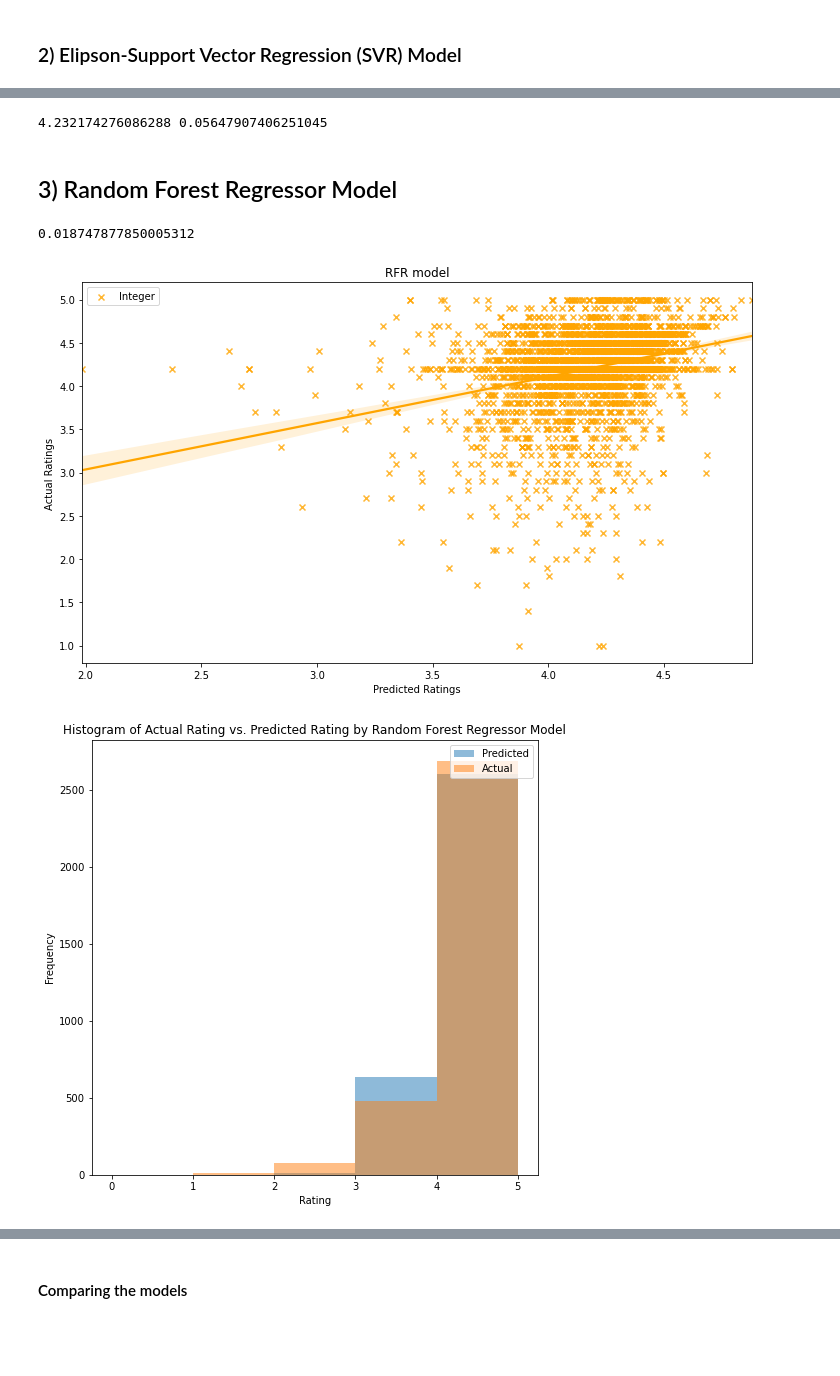
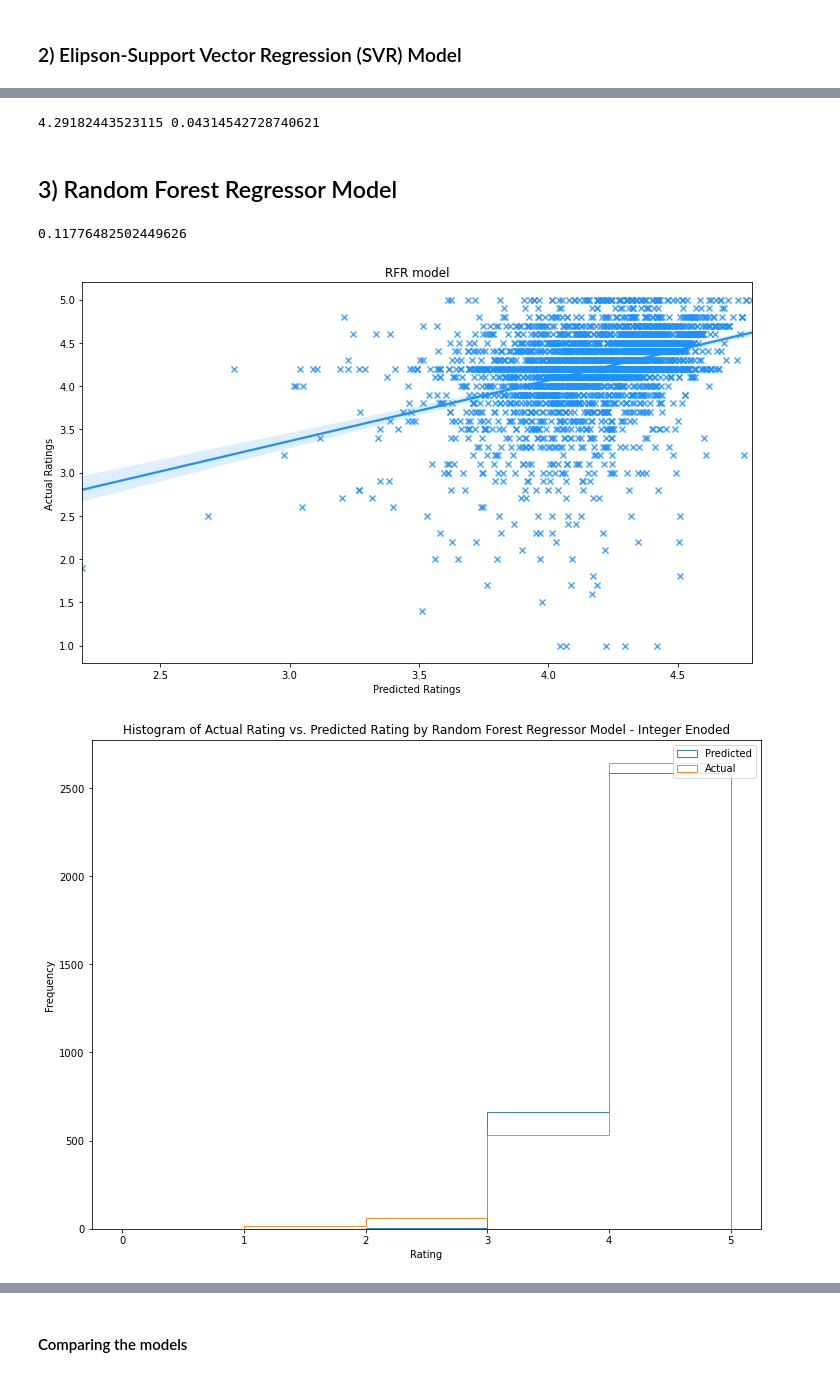
Before and after one commit to chloesjung/Google-Play-Store-Apps, a Jupyter notebook: GooglePlayStoreAppProject_JUNG.ipynb, the cells around one changed output, grey strips where cells are left out. Saved outputs shown, nothing was run; the diff lists cells and outputs as text; code cells hidden in the pictures; blank space fills up the shorter version.

```diff
--- a/GooglePlayStoreAppProject_JUNG.ipynb
+++ b/GooglePlayStoreAppProject_JUNG.ipynb
@@ -1622,7 +1657,7 @@ memory usage: 1.5+ MB
 ##### a) Feature selection
 # %%
 # Features selection
-features = ['Category_int', 'Size_med', 'Installs', 'Type_int', 'Price','ContentRating_int', 'Genres_int', 'Month']
+features = ['Category_int', 'Reviews','Size_med', 'Installs', 'Type_int', 'Price','ContentRating_int', 'Genres_int', 'Month']
 X = df[features]
 # %%
 # Label selection
@@ -1759,7 +1838,7 @@ plt.show()
 # %%
 print(results2.mean(), results2.std())
 # %% [output]
-4.232174276086288 0.05647907406251045
+4.29182443523115 0.04314542728740621
 # %% [markdown]
 ## 3) Random Forest Regressor Model
 # %%
@@ -1772,24 +1851,23 @@ resultsdf = resultsdf.append(Evaluationmatrix_dict(y_test,results3, name = 'RFR
 # %%
 print(model3.score(X_test,y_test))
 # %% [output]
-0.018747877850005312
+0.11776482502449626
 # %%
 plt.figure(figsize=(12,7))
-sns.regplot(results3,y_test,color='orange', label = 'Integer', marker = 'x')
-plt.legend()
+sns.regplot(results3,y_test,color='dodgerblue', marker = 'x')
 plt.title('RFR model')
 plt.xlabel('Predicted Ratings')
 plt.ylabel('Actual Ratings')
 plt.show()
 # %% [output]
-[figure, old version]
+[figure, new version]
 # %%
-plt.hist(results3, bins_list, alpha=0.5, label='Predicted')
-plt.hist(y_te, bins_list, alpha=0.5, label='Actual')
+plt.hist(results3, bins=bins_list, alpha=0.9, label='Predicted', histtype='step')
+plt.hist(y_te, bins=bins_list, alpha=0.9, label='Actual',histtype='step')
 plt.legend(loc='upper right')
-plt.title('Histogram of Actual Rating vs. Predicted Rating by Random Forest Regressor Model')
+plt.title('Histogram of Actual Rating vs. Predicted Rating by Random Forest Regressor Model - Integer Enoded')
 plt.xlabel('Rating')
 plt.ylabel('Frequency')
 plt.show()
 # %% [output]
-[figure, old version]
+[figure, new version]
```
Also changed, not shown: parts of 178 cells of this notebook.
